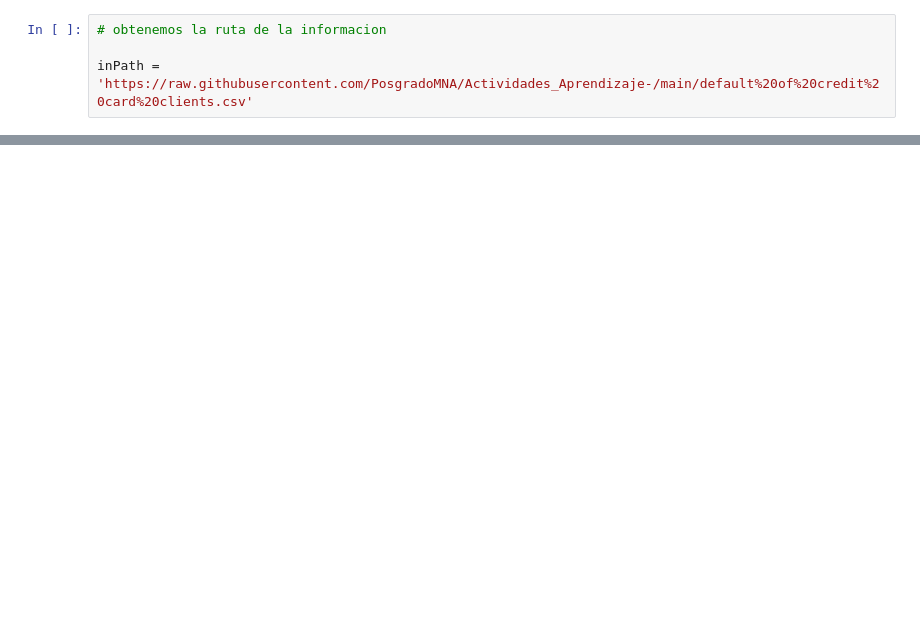
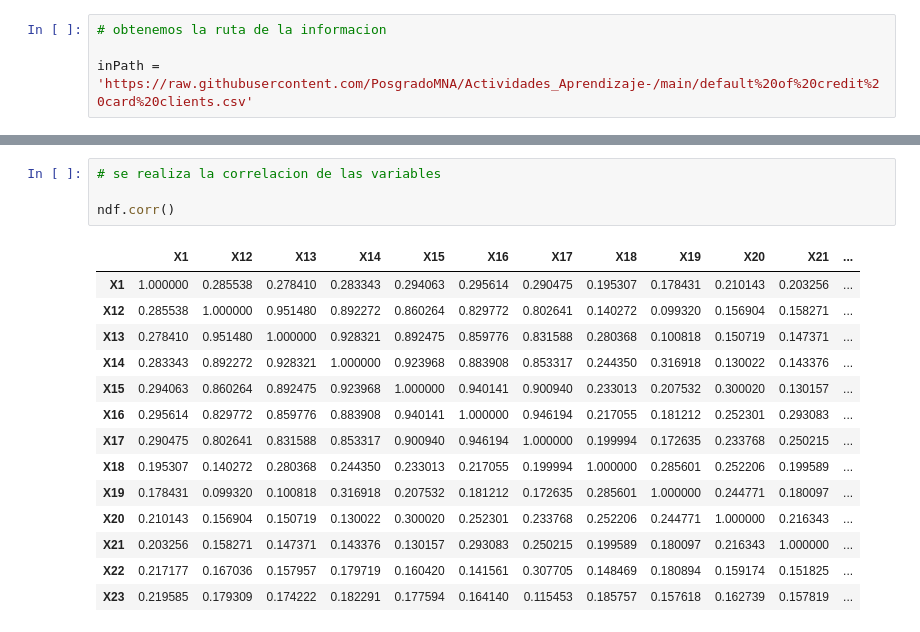
Before and after one commit to PosgradoMNA/actividades-del-projecto-equipo-46, a Jupyter notebook: Actividad_Semana_4.ipynb, the cells around one changed output, grey strips where cells are left out. Cells and saved outputs as stored; diff of their text form; blank space fills up the shorter version.

```diff
--- a/Actividad_Semana_4.ipynb
+++ b/Actividad_Semana_4.ipynb
@@ -40,0 +91,19 @@ df
+# %%
+# se realiza la correlacion de las variables
+
+ndf.corr()
+# %% [output]
+|  | X1 | X12 | X13 | X14 | X15 | X16 | X17 | X18 | X19 | X20 | X21 | ... |
+| X1 | 1.000000 | 0.285538 | 0.278410 | 0.283343 | 0.294063 | 0.295614 | 0.290475 | 0.195307 | 0.178431 | 0.210143 | 0.203256 | ... |
+| X12 | 0.285538 | 1.000000 | 0.951480 | 0.892272 | 0.860264 | 0.829772 | 0.802641 | 0.140272 | 0.099320 | 0.156904 | 0.158271 | ... |
+| X13 | 0.278410 | 0.951480 | 1.000000 | 0.928321 | 0.892475 | 0.859776 | 0.831588 | 0.280368 | 0.100818 | 0.150719 | 0.147371 | ... |
+| X14 | 0.283343 | 0.892272 | 0.928321 | 1.000000 | 0.923968 | 0.883908 | 0.853317 | 0.244350 | 0.316918 | 0.130022 | 0.143376 | ... |
+| X15 | 0.294063 | 0.860264 | 0.892475 | 0.923968 | 1.000000 | 0.940141 | 0.900940 | 0.233013 | 0.207532 | 0.300020 | 0.130157 | ... |
+| X16 | 0.295614 | 0.829772 | 0.859776 | 0.883908 | 0.940141 | 1.000000 | 0.946194 | 0.217055 | 0.181212 | 0.252301 | 0.293083 | ... |
+| X17 | 0.290475 | 0.802641 | 0.831588 | 0.853317 | 0.900940 | 0.946194 | 1.000000 | 0.199994 | 0.172635 | 0.233768 | 0.250215 | ... |
+| X18 | 0.195307 | 0.140272 | 0.280368 | 0.244350 | 0.233013 | 0.217055 | 0.199994 | 1.000000 | 0.285601 | 0.252206 | 0.199589 | ... |
+| X19 | 0.178431 | 0.099320 | 0.100818 | 0.316918 | 0.207532 | 0.181212 | 0.172635 | 0.285601 | 1.000000 | 0.244771 | 0.180097 | ... |
+| X20 | 0.210143 | 0.156904 | 0.150719 | 0.130022 | 0.300020 | 0.252301 | 0.233768 | 0.252206 | 0.244771 | 1.000000 | 0.216343 | ... |
+| X21 | 0.203256 | 0.158271 | 0.147371 | 0.143376 | 0.130157 | 0.293083 | 0.250215 | 0.199589 | 0.180097 | 0.216343 | 1.000000 | ... |
+| X22 | 0.217177 | 0.167036 | 0.157957 | 0.179719 | 0.160420 | 0.141561 | 0.307705 | 0.148469 | 0.180894 | 0.159174 | 0.151825 | ... |
+| X23 | 0.219585 | 0.179309 | 0.174222 | 0.182291 | 0.177594 | 0.164140 | 0.115453 | 0.185757 | 0.157618 | 0.162739 | 0.157819 | ... |
```
Also changed, not shown: parts of 9 cells of this notebook.
